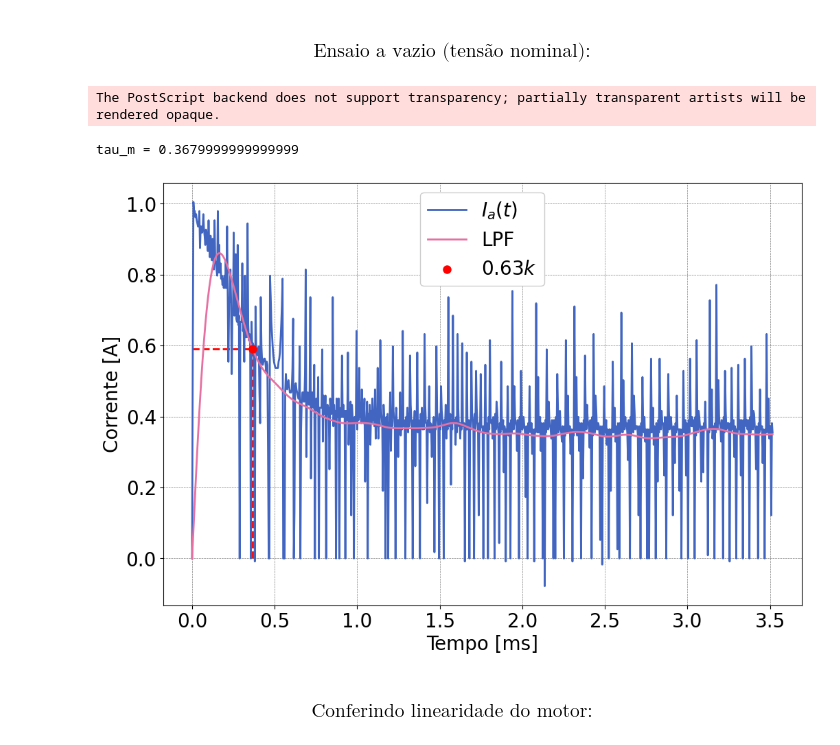
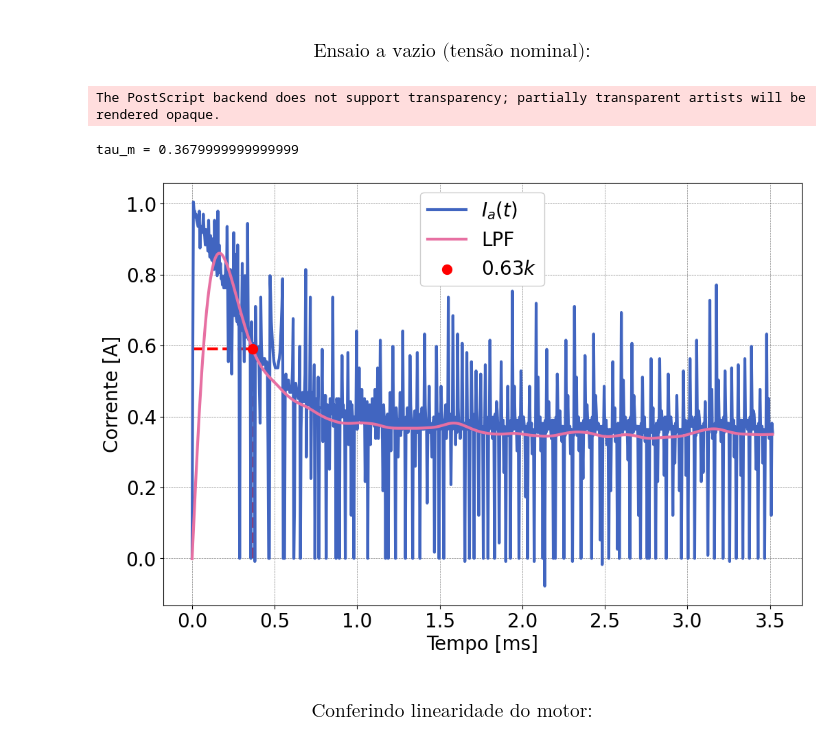
Before and after one commit to ErickNMA/LCD, a Jupyter notebook: ensaios_planta/fan-plate_analisys.ipynb, the cells around one changed output. Cells and saved outputs as stored; diff of their text form; code cells hidden in the pictures.

```diff
--- a/ensaios_planta/fan-plate_analisys.ipynb
+++ b/ensaios_planta/fan-plate_analisys.ipynb
@@ -13,7 +13,7 @@ plt.style.use([
     'grid',
     'retro'
 ])
-plt.rcParams['lines.linewidth'] = 2
+plt.rcParams['lines.linewidth'] = 3
 plt.rcParams['font.size'] = 20
 plt.rcParams['figure.figsize'] = (12, 8)
 # %%
@@ -91,35 +91,35 @@ The PostScript backend does not support transparency; partially transparent arti
 # %%
 #Carregando curva do osciloscópio:
 VZ = np.loadtxt('VZ\F0000CH1.csv', delimiter=',', unpack=True, dtype='str')
 t2 = VZ[3].astype(np.float_)[320:1200]-VZ[3].astype(np.float_)[320]
 y2 = VZ[4].astype(np.float_)[320:1200]
 y2lpf = LPF(y2, 2, 10, 10e2)
 
 #Ajuste da corrente pela queda de tensão no shunt:
 y2 *= ((1/Ra)+(1/Rs))
 y2lpf = LPF(y2, 2, 10, 10e2)
 
 #Cálculo da constante de tempo mecânica:
 y263 = (y2[2]-(0.632*(y2[2]-y2lpf[-1])))
 taum = t2[index(y2lpf[30:], y263)+30]
 print(f'tau_m = {taum}')
 
 #Plot dos dados:
 plt.figure()
 plt.plot((0, taum), (y263, y263), linestyle='dashed', color='r', zorder=0)
 plt.plot((taum, taum), (0, y263), linestyle='dashed', color='r', zorder=0)
 plt.plot(t2, y2, label='$I_a(t)$', zorder=1)
 plt.plot(t2, y2lpf, label='LPF', zorder=2)
-plt.scatter(taum, y263, linewidths=3, color='r', label='$0.63k$', zorder=3)
+plt.scatter(taum, y263, linewidths=5, color='r', label='$0.63k$', zorder=3)
 #plt.ylim(0, 1.1)
 plt.ylabel('Corrente [A]')
 plt.xlabel('Tempo [ms]')
 plt.legend()
 plt.savefig('curves/vz.eps', dpi=600, transparent=True, bbox_inches='tight')
 # %% [output]
 The PostScript backend does not support transparency; partially transparent artists will be rendered opaque.
 tau_m = 0.3679999999999999
-[figure, old version]
+[figure, new version]
 # %% [markdown]
 ### $$ \text{Conferindo linearidade do motor:}$$
 # %%
```
Also changed, not shown: parts of 4 cells of this notebook, 5 other files.
